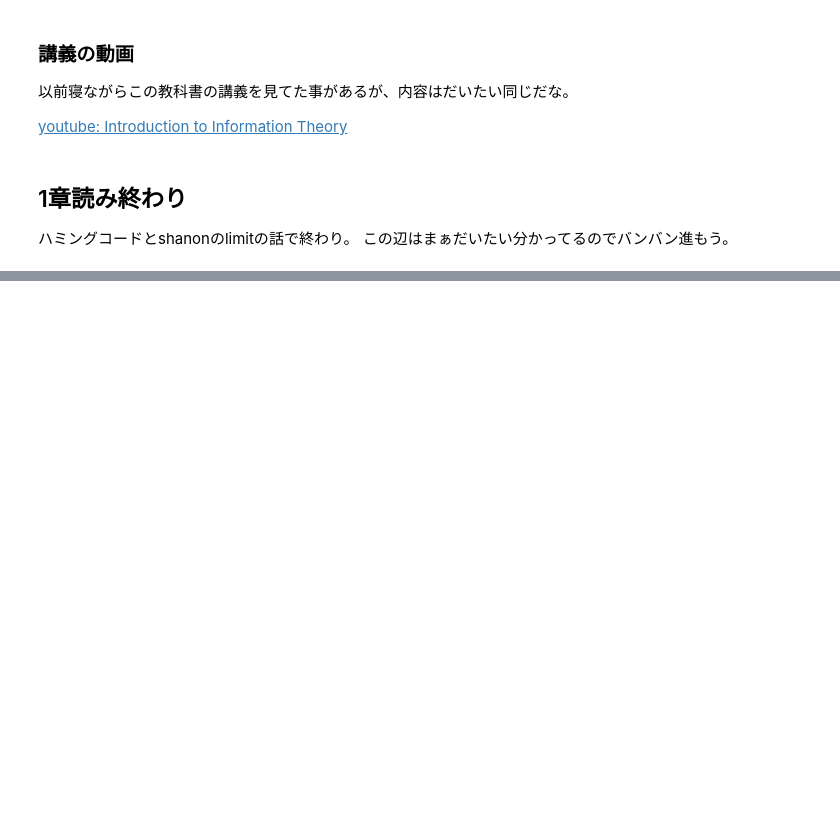
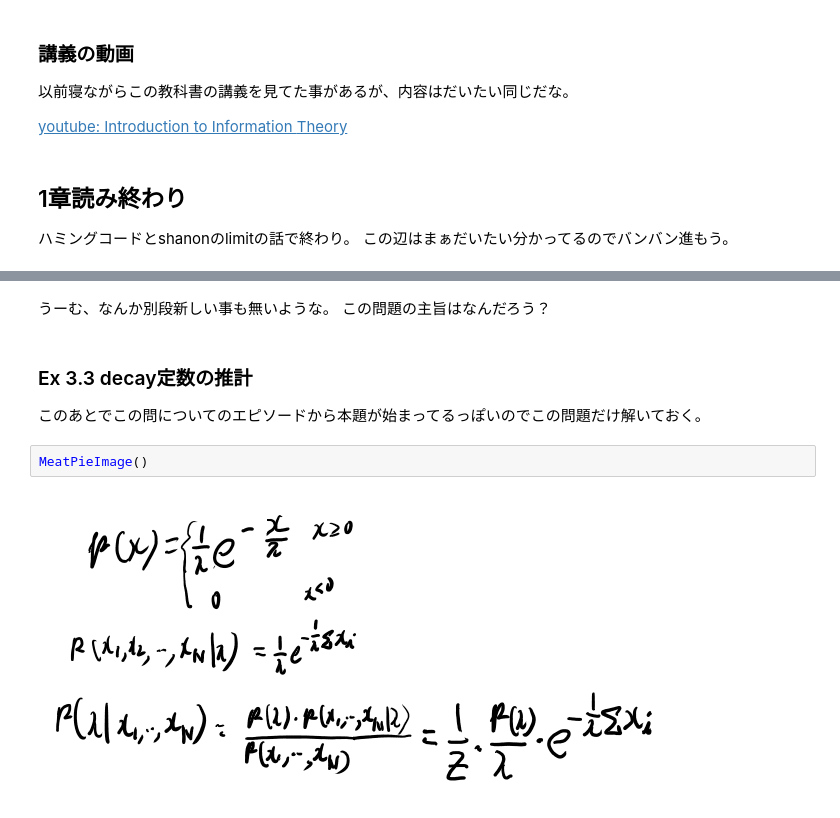
Before and after one commit to karino2/karino2.github.io, a Jupyter notebook: ipynb/2019-04-07-140022.ipynb, the cells around one changed output, grey strips where cells are left out. Saved outputs shown, nothing was run; the diff lists cells and outputs as text; blank space fills up the shorter version.

```diff
--- a/ipynb/2019-04-07-140022.ipynb
+++ b/ipynb/2019-04-07-140022.ipynb
@@ -80,0 +119,11 @@ Theory](https://youtu.be/BCiZc0n6COY)
+# %% [markdown]
+うーむ、なんか別段新しい事も無いような。
+この問題の主旨はなんだろう？
+# %% [markdown]
+### Ex 3.3 decay定数の推計
+
+このあとでこの問についてのエピソードから本題が始まってるっぽいのでこの問題だけ解いておく。
+# %%
+MeatPieImage()
+# %% [output]
+[figure, added]
```
Also changed, not shown: parts of 13 cells of this notebook.
